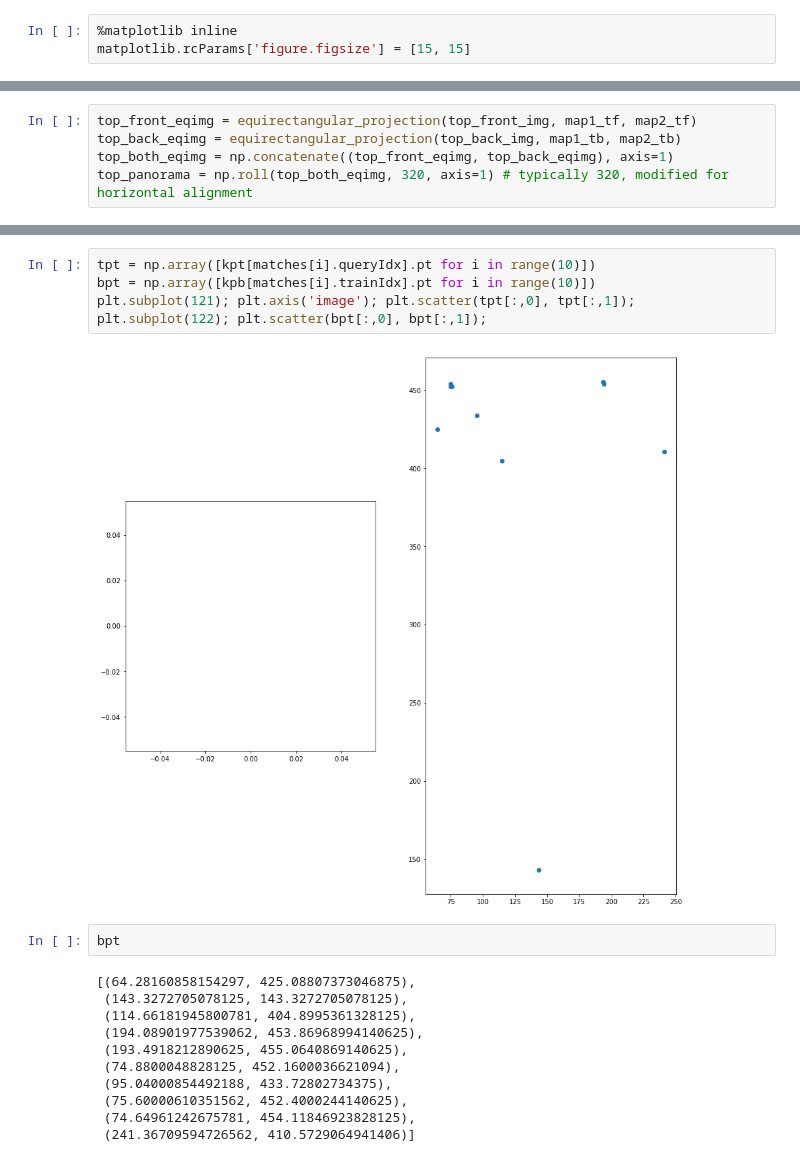
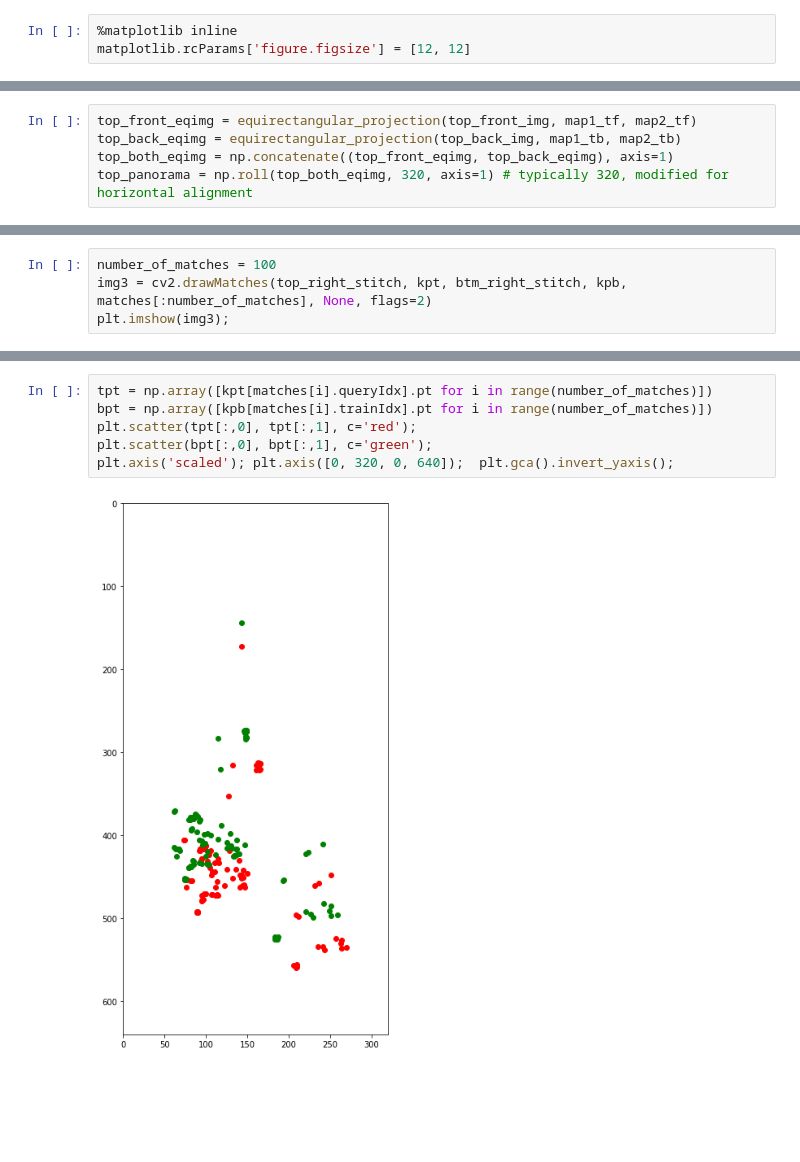
Before and after one commit to RobInLabUJI/ricoh_camera, a Jupyter notebook: notebooks/stereo/Dual_Spherical.ipynb, the cells around one changed output, grey strips where cells are left out. Drawn from its saved outputs; the diff is of its cells as text; blank space fills up the shorter version.

Commit message:
add plots

```diff
--- a/notebooks/stereo/Dual_Spherical.ipynb
+++ b/notebooks/stereo/Dual_Spherical.ipynb
@@ -7,7 +7,7 @@ import numpy as np
 from utils import plot, read_ucm_params_kalibr, initRectifyMap, equirectangular_projection, rotate_180
 # %%
 %matplotlib inline
-matplotlib.rcParams['figure.figsize'] = [15, 15]
+matplotlib.rcParams['figure.figsize'] = [12, 12]
 # %%
 image_file = 'btm0005.png'
 image = cv2.imread(image_file)
@@ -94,0 +100,4 @@ plt.imshow(img3);
+# %%
+number_of_matches = 100
+img3 = cv2.drawMatches(top_right_stitch, kpt, btm_right_stitch, kpb, matches[:number_of_matches], None, flags=2)
+plt.imshow(img3);
@@ -95,20 +106,8 @@ plt.imshow(img3);
 # %%
-tpt = np.array([kpt[matches[i].queryIdx].pt for i in range(10)])
-bpt = np.array([kpb[matches[i].trainIdx].pt for i in range(10)])
-plt.subplot(121); plt.axis('image'); plt.scatter(tpt[:,0], tpt[:,1]);
-plt.subplot(122); plt.scatter(bpt[:,0], bpt[:,1]);
+tpt = np.array([kpt[matches[i].queryIdx].pt for i in range(number_of_matches)])
+bpt = np.array([kpb[matches[i].trainIdx].pt for i in range(number_of_matches)])
+plt.scatter(tpt[:,0], tpt[:,1], c='red');
+plt.scatter(bpt[:,0], bpt[:,1], c='green');
+plt.axis('scaled'); plt.axis([0, 320, 0, 640]);  plt.gca().invert_yaxis();
 # %% [output]
-[figure, old version]
+[figure, new version]
-# %%
-bpt
-# %% [output]
-[(64.28160858154297, 425.08807373046875),
- (143.3272705078125, 143.3272705078125),
- (114.66181945800781, 404.8995361328125),
- (194.08901977539062, 453.86968994140625),
- (193.4918212890625, 455.0640869140625),
- (74.8800048828125, 452.1600036621094),
- (95.04000854492188, 433.72802734375),
- (75.60000610351562, 452.4000244140625),
- (74.64961242675781, 454.11846923828125),
- (241.36709594726562, 410.5729064941406)]
```
Also changed, not shown: parts of 13 cells of this notebook, 1 other file.
